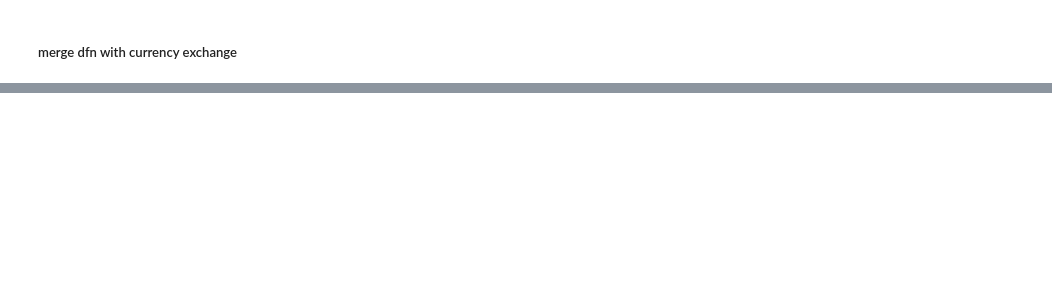
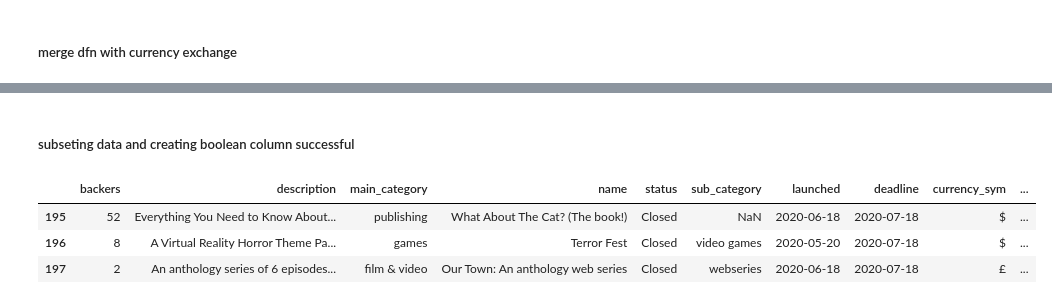
Before and after one commit to JudyChungJ/kicktraq_web_scrape, a Jupyter notebook: kicktraq.ipynb, the cells around one changed output, grey strips where cells are left out. Drawn from its saved outputs; the diff is of its cells as text; code cells hidden in the pictures; blank space fills up the shorter version.

```diff
--- a/kicktraq.ipynb
+++ b/kicktraq.ipynb
@@ -371,0 +217,2 @@ KeyError: 'successful'
+# %%
+dfn['backers'] = pd.to_numeric(dfn['backers'])
@@ -371,0 +227,3 @@ KeyError: 'successful'
+# %%
+# create column p_funded percent funded for each project
+dfn['p_funded'] = round((dfn['pledged']/dfn['goal'])*100, 2)
@@ -371,0 +245,13 @@ KeyError: 'successful'
+# %% [markdown]
+##### subseting data and creating boolean column successful
+# %%
+dfn['successful'] = dfn['p_funded']>=100
+# %%
+dfn_closed = dfn.loc[dfn['status']=='Closed']
+# %%
+dfn_closed.head(3)
+# %% [output]
+|  | backers | description | main_category | name | status | sub_category | launched | deadline | currency_sym | ... |
+| 195 | 52 | Everything You Need to Know About... | publishing | What About The Cat? (The book!) | Closed | NaN | 2020-06-18 | 2020-07-18 | $ | ... |
+| 196 | 8 | A Virtual Reality Horror Theme Pa... | games | Terror Fest | Closed | video games | 2020-05-20 | 2020-07-18 | $ | ... |
+| 197 | 2 | An anthology series of 6 episodes... | film & video | Our Town: An anthology web series | Closed | webseries | 2020-06-18 | 2020-07-18 | £ | ... |
```
Also changed, not shown: parts of 62 cells of this notebook, 2 other files.
